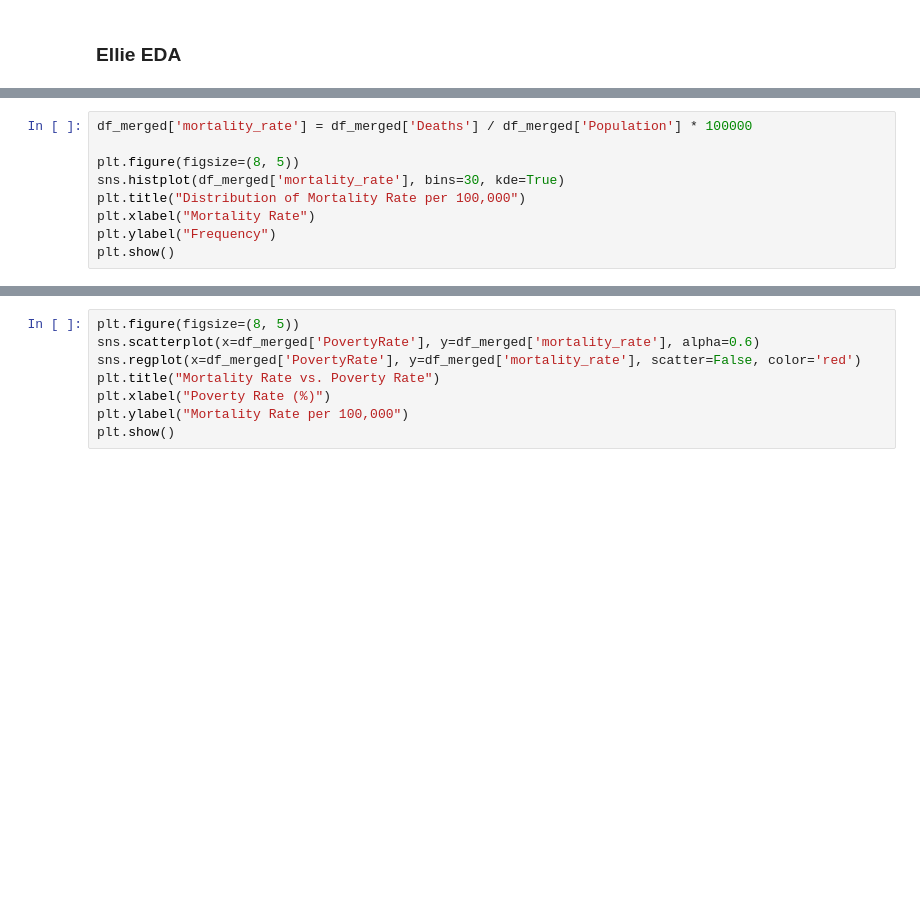
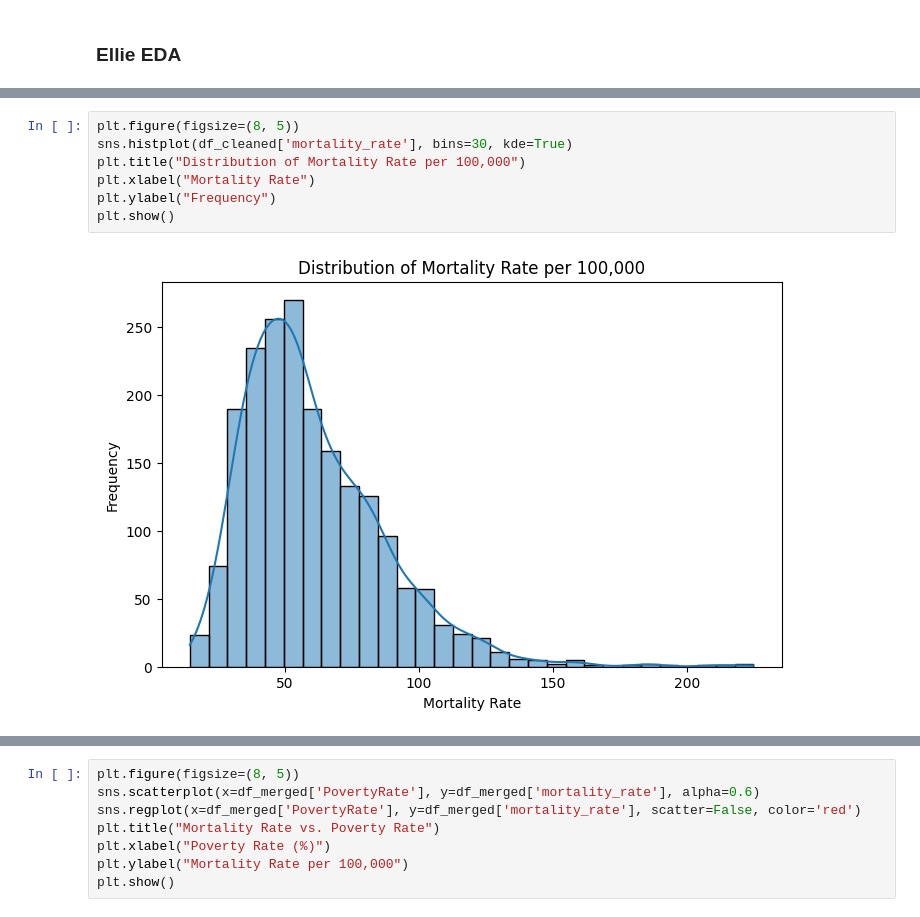
Before and after one commit to marklee4823/math189_project, a Jupyter notebook: Notebook.ipynb, the cells around one changed output, grey strips where cells are left out. Saved outputs shown, nothing was run; the diff lists cells and outputs as text; blank space fills up the shorter version.

```diff
--- a/Notebook.ipynb
+++ b/Notebook.ipynb
@@ -418,12 +423,12 @@ plt.show()
 # %%
-df_merged['mortality_rate'] = df_merged['Deaths'] / df_merged['Population'] * 100000
-
 plt.figure(figsize=(8, 5))
-sns.histplot(df_merged['mortality_rate'], bins=30, kde=True)
+sns.histplot(df_cleaned['mortality_rate'], bins=30, kde=True)
 plt.title("Distribution of Mortality Rate per 100,000")
 plt.xlabel("Mortality Rate")
 plt.ylabel("Frequency")
 plt.show()
+# %% [output]
+[figure, added]
 # %%
 fig, axes = plt.subplots(1, 2, figsize=(18, 5))
 
```
Also changed, not shown: parts of 11 cells of this notebook.
